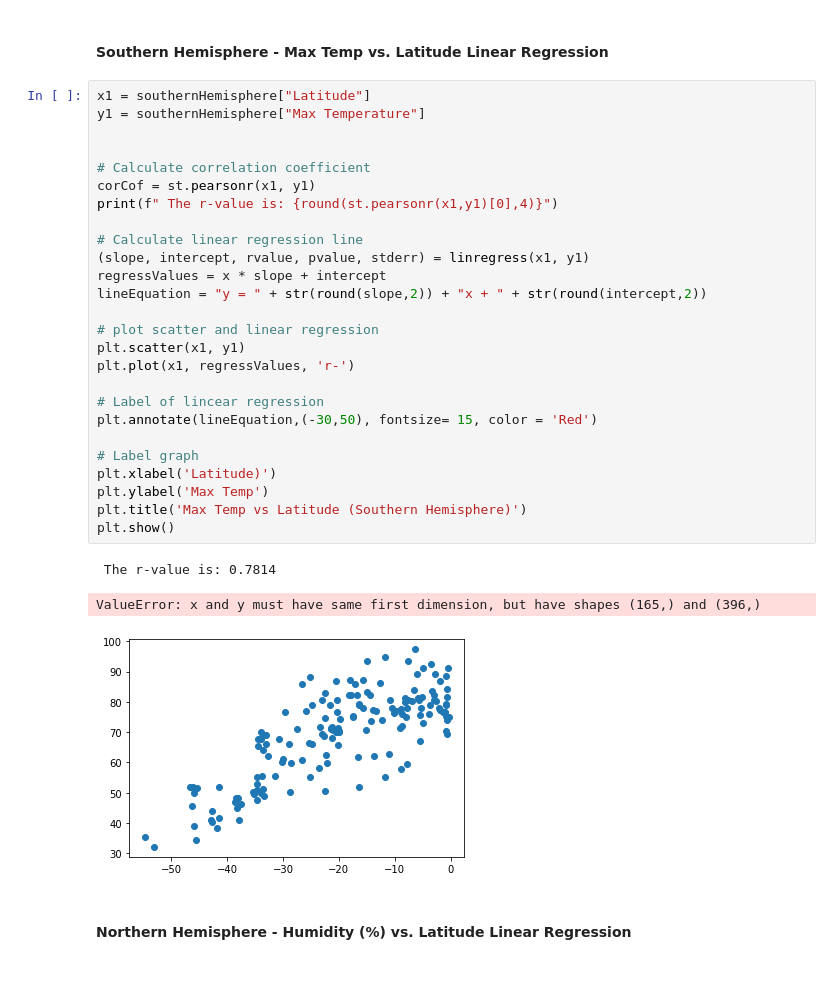
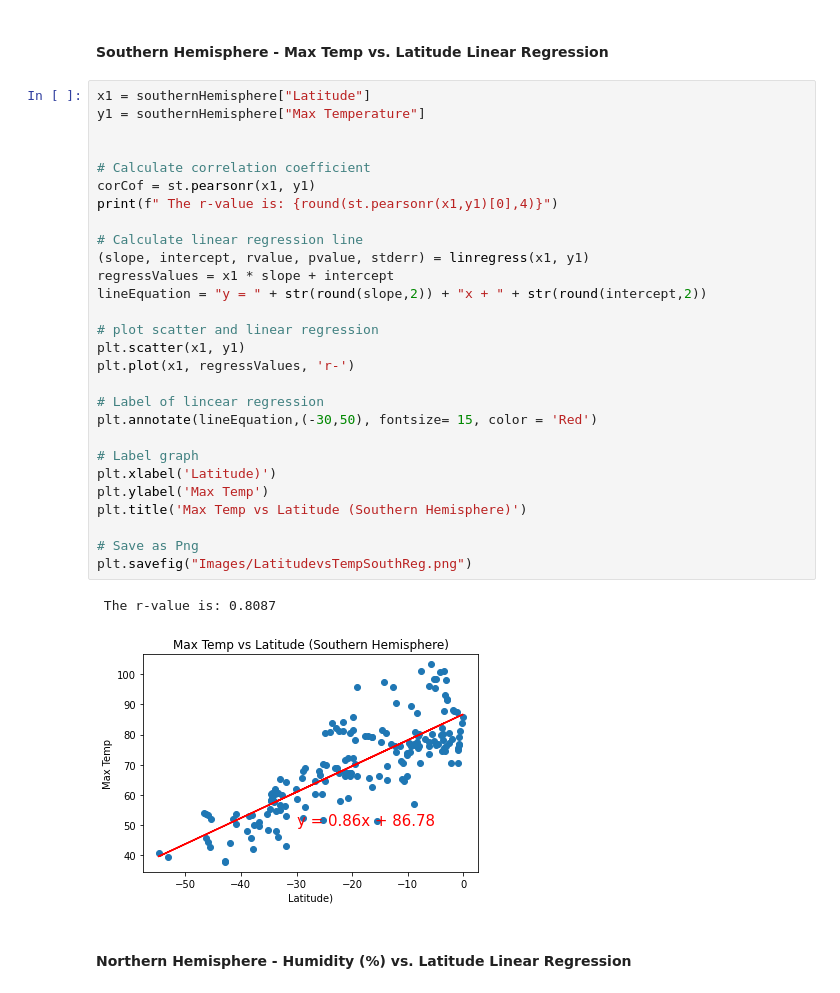
Before and after one commit to bradleyp18/python-api-challenge, a Jupyter notebook: WeatherPy/WeatherPy.ipynb, the cells around one changed output. Cells and saved outputs as stored; diff of their text form.

```diff
--- a/WeatherPy/WeatherPy.ipynb
+++ b/WeatherPy/WeatherPy.ipynb
@@ -354,33 +332,34 @@ plt.savefig("Images/LatitudevsTempNorthReg.png")
 # %%
 x1 = southernHemisphere["Latitude"]
 y1 = southernHemisphere["Max Temperature"]
 
 
 # Calculate correlation coefficient
 corCof = st.pearsonr(x1, y1)
 print(f" The r-value is: {round(st.pearsonr(x1,y1)[0],4)}")
 
 # Calculate linear regression line
 (slope, intercept, rvalue, pvalue, stderr) = linregress(x1, y1)
-regressValues = x * slope + intercept
+regressValues = x1 * slope + intercept
 lineEquation = "y = " + str(round(slope,2)) + "x + " + str(round(intercept,2))
 
 # plot scatter and linear regression
 plt.scatter(x1, y1)
 plt.plot(x1, regressValues, 'r-')
 
 # Label of lincear regression
 plt.annotate(lineEquation,(-30,50), fontsize= 15, color = 'Red')
 
 # Label graph
 plt.xlabel('Latitude)')
 plt.ylabel('Max Temp')
 plt.title('Max Temp vs Latitude (Southern Hemisphere)')
-plt.show()
+
+# Save as Png
+plt.savefig("Images/LatitudevsTempSouthReg.png")
 # %% [output]
- The r-value is: 0.7814
+ The r-value is: 0.8087
-ValueError: x and y must have same first dimension, but have shapes (165,) and (396,)
-[figure, old version]
+[figure, new version]
 # %% [markdown]
 ####  Northern Hemisphere - Humidity (%) vs. Latitude Linear Regression
 # %%
```
Also changed, not shown: parts of 18 cells of this notebook, 13 other files.
